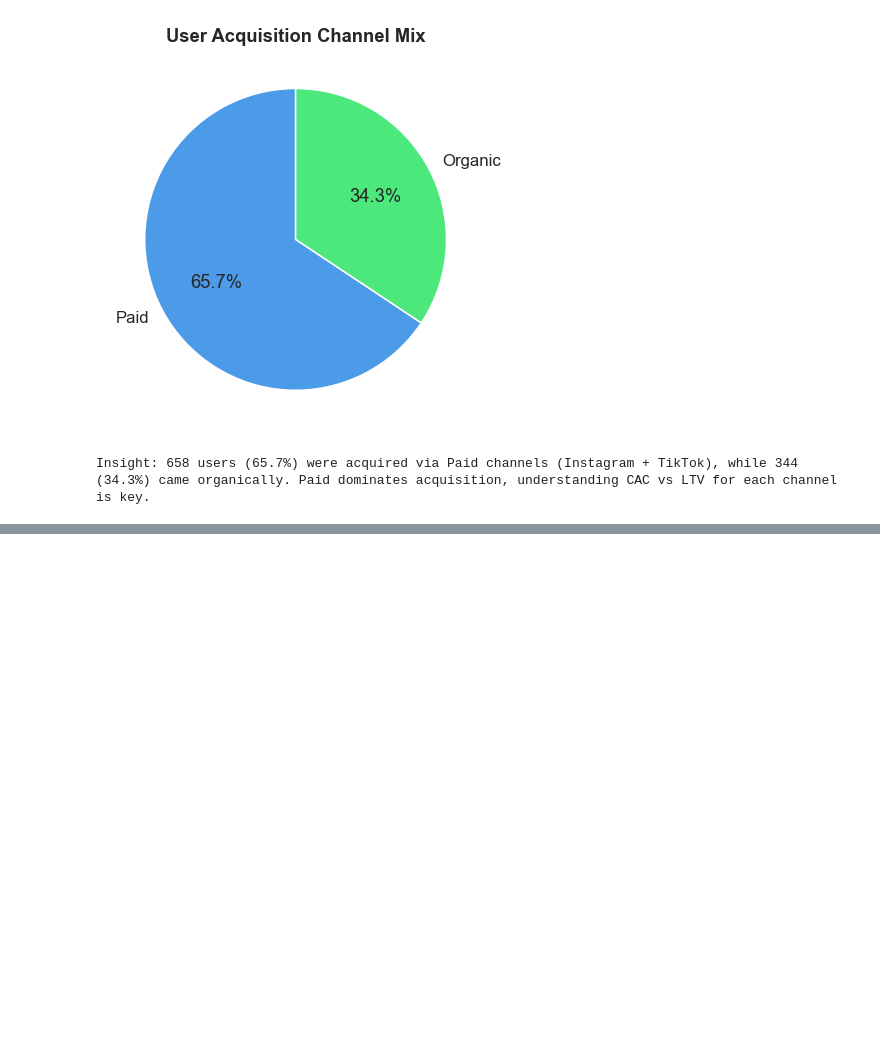
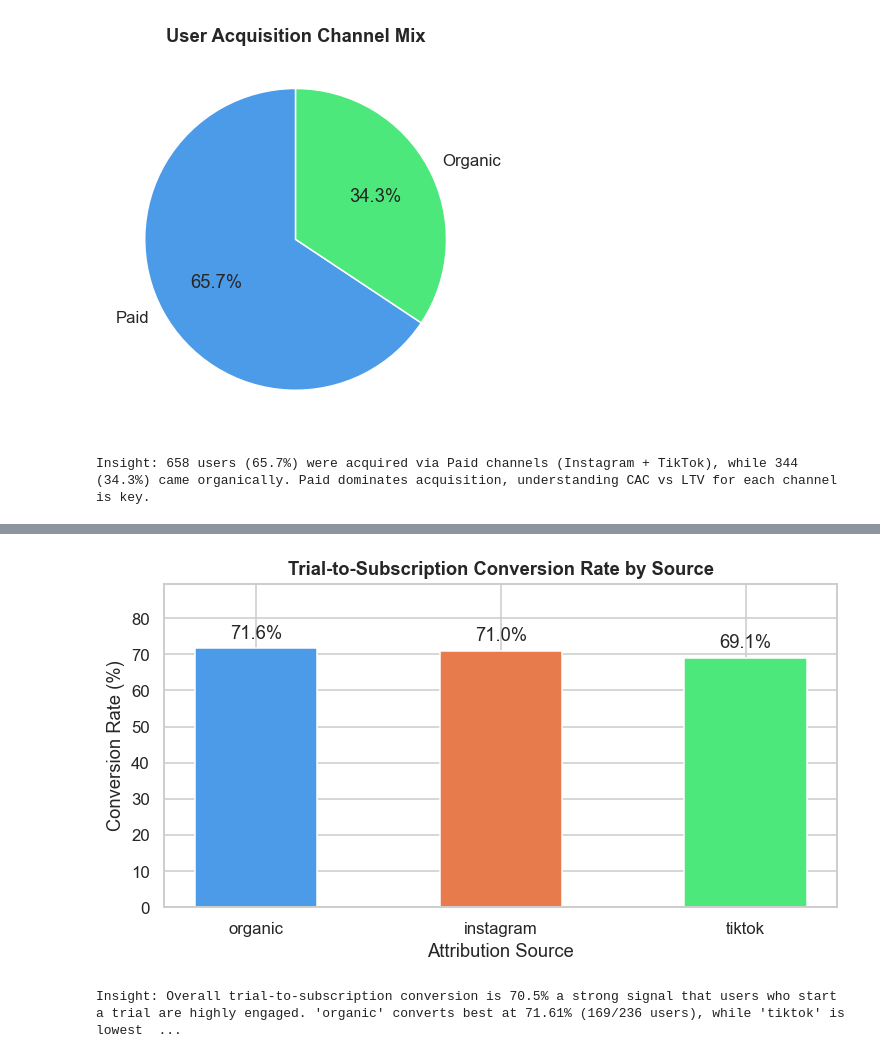
Before and after one commit to Sena-Kilinc/data-interview, a Jupyter notebook: submission.ipynb, the cells around one changed output, grey strips where cells are left out. Saved outputs shown, nothing was run; the diff lists cells and outputs as text; code cells hidden in the pictures; blank space fills up the shorter version.

```diff
--- a/submission.ipynb
+++ b/submission.ipynb
@@ -235,0 +262,20 @@ Insight: 658 users (65.7%) were acquired via Paid channels (Instagram + TikTok),
+# %%
+# 4b: Conversion rate by attribution_source
+sql_t4_by_source = """
+SELECT
+    u.attribution_source,
+    COUNT(DISTINCT t.user_id)  AS trialed_users,
+    COUNT(DISTINCT s.user_id)  AS converted_users,
+    ROUND(100.0 * COUNT(DISTINCT s.user_id) / COUNT(DISTINCT t.user_id), 2) AS conversion_rate_pct
+FROM users u
+JOIN
+    (SELECT DISTINCT user_id FROM user_events WHERE event_name = 'trial_started') t ON t.user_id = u.id
+LEFT JOIN
+    (SELECT DISTINCT user_id FROM user_events WHERE event_name = 'subscription_started') s ON s.user_id = u.id
+GROUP BY u.attribution_source
+ORDER BY conversion_rate_pct DESC
+"""
+
+df4_source = q(sql_t4_by_source)
+print("\nConversion rate by attribution_source:")
+display(df4_source)
@@ -235,0 +288,34 @@ Insight: 658 users (65.7%) were acquired via Paid channels (Instagram + TikTok),
+# %%
+# Chart
+SOURCE_COLORS = {"organic": "#4C9BE8", "instagram": "#E87B4C", "tiktok": "#4CE87B"}
+colors_t4 = [SOURCE_COLORS[s] for s in df4_source["attribution_source"]]
+
+fig, ax = plt.subplots(figsize=(7, 4))
+bars = ax.bar(
+    df4_source["attribution_source"],
+    df4_source["conversion_rate_pct"],
+    color=colors_t4, width=0.5
+)
+ax.bar_label(bars, fmt="%.1f%%", padding=4)
+ax.set_title("Trial-to-Subscription Conversion Rate by Source", fontweight="bold")
+ax.set_ylabel("Conversion Rate (%)")
+ax.set_xlabel("Attribution Source")
+ax.set_ylim(0, df4_source["conversion_rate_pct"].max() * 1.25)
+plt.tight_layout()
+plt.show()
+
+best  = df4_source.iloc[0]
+worst = df4_source.iloc[-1]
+overall_rate = float(df4_overall.iloc[0]["conversion_rate_pct"])
+print(
+    f"Insight: Overall trial-to-subscription conversion is {overall_rate:.1f}% "
+    f"a strong signal that users who start a trial are highly engaged. "
+    f"'{best['attribution_source']}' converts best at {best['conversion_rate_pct']:.2f}% "
+    f"({int(best['converted_users'])}/{int(best['trialed_users'])} users), while "
+    f"'{worst['attribution_source']}' is lowest at {worst['conversion_rate_pct']:.2f}%. "
+    f"The spread across channels is narrow (~2.5 pp), suggesting conversion is "
+    f"driven more by product experience than acquisition source."
+)
+# %% [output]
+[figure, added]
+Insight: Overall trial-to-subscription conversion is 70.5% a strong signal that users who start a trial are highly engaged. 'organic' converts best at 71.61% (169/236 users), while 'tiktok' is lowest  ...
```
Also changed, not shown: parts of 3 cells of this notebook.
